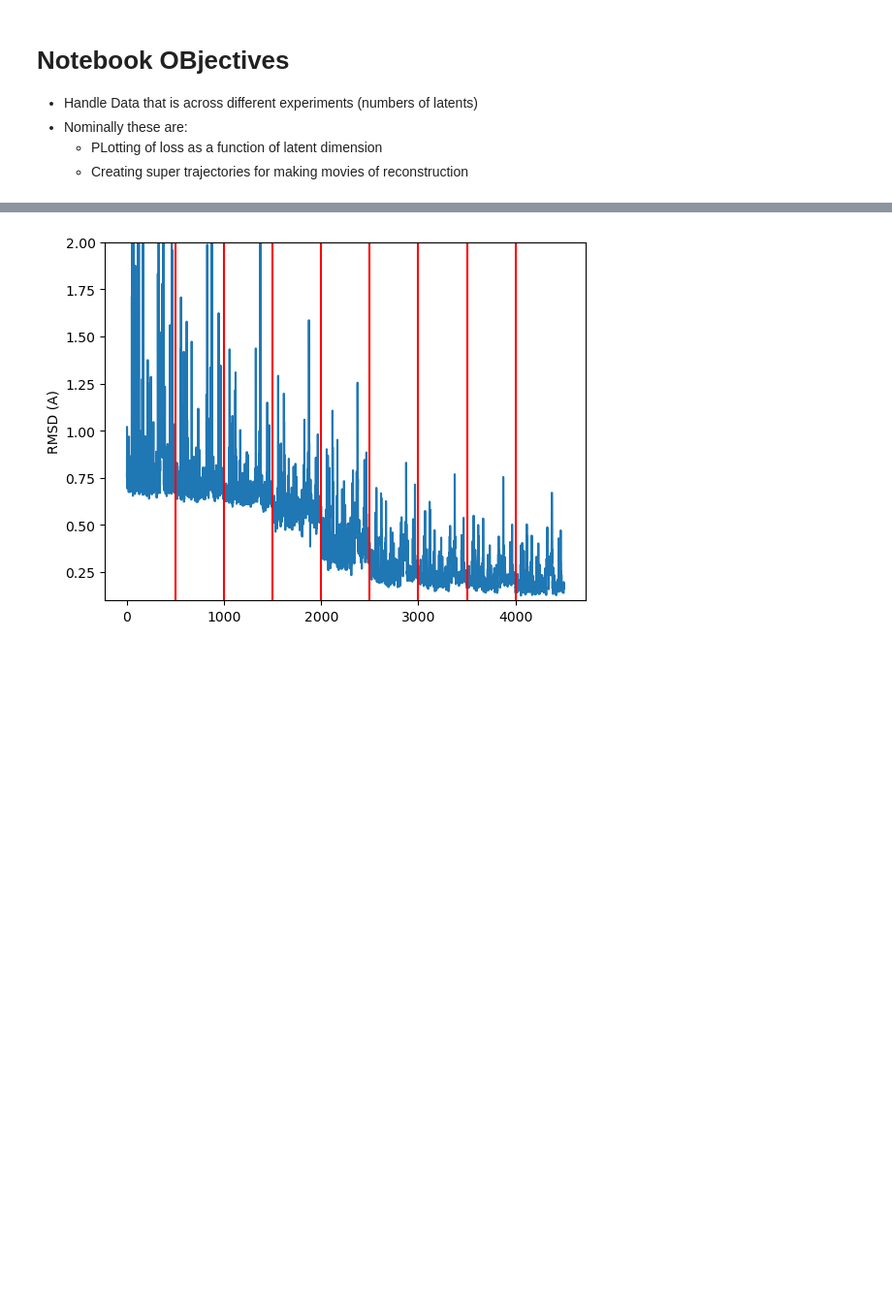
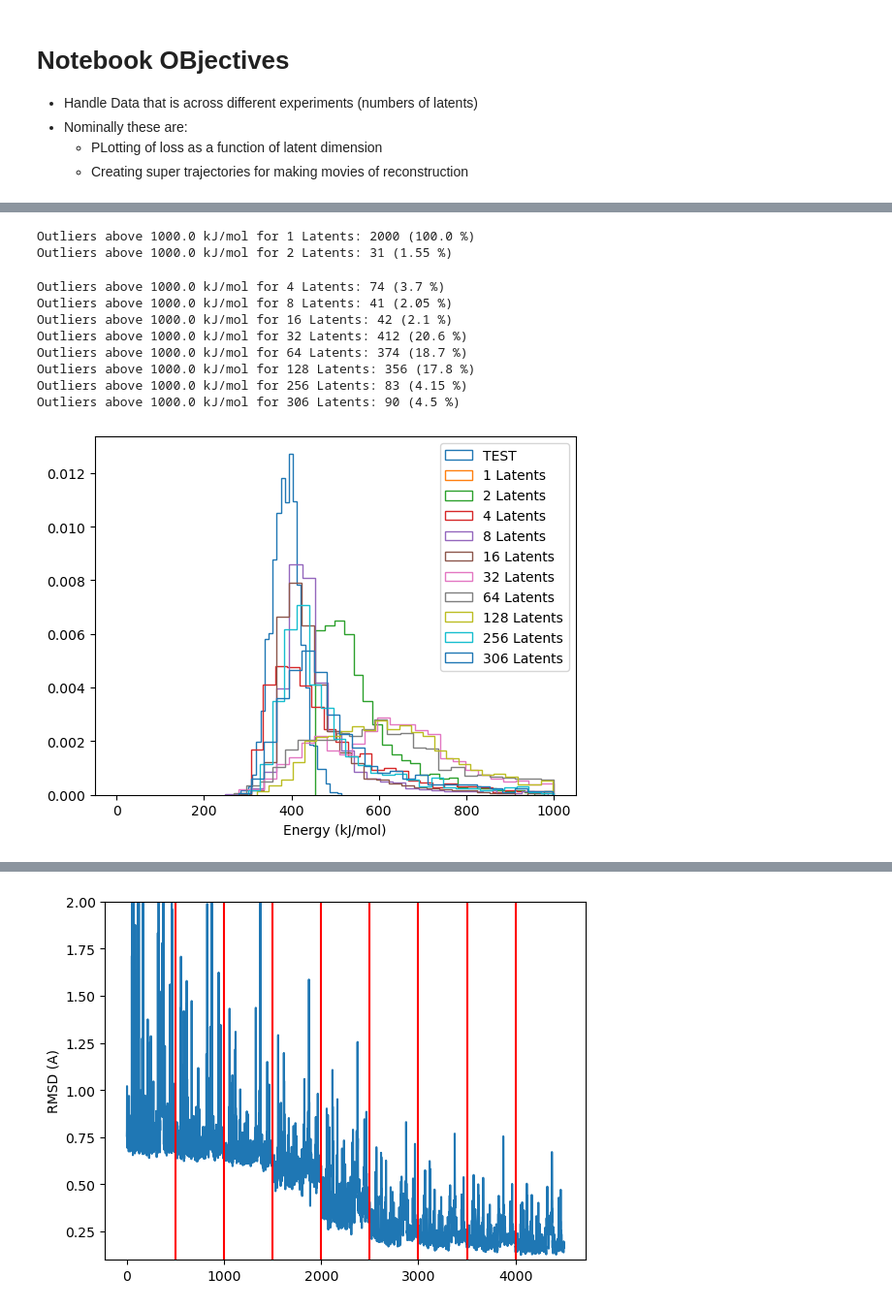
Before and after one commit to CCBatIIT/Deep-MMS, a Jupyter notebook: Multi-Analysis.ipynb, the cells around one changed output, grey strips where cells are left out. Shown at 97% size. Saved outputs shown, nothing was run; the diff lists cells and outputs as text; code cells hidden in the pictures; blank space fills up the shorter version.

```diff
--- a/Multi-Analysis.ipynb
+++ b/Multi-Analysis.ipynb
@@ -218,0 +251,29 @@ self.rmsd_violin_plot(rng_seed=98263, title='RMSD Error upon Reconstruction - De
+# %%
+plt.clf()
+rng_seed = 92183
+threshold = 1e3
+test_data = self.experiments['2 Latents'].test_data
+plt.hist(gas_fun(test_data), histtype='step', bins=25, density=True)
+legend_elements = ['TEST'] + [key for key, exp in self.experiments.items()]
+for key, exp in self.experiments.items():
+    recon, _ = exp.operate(rng_seed)
+    potentials = gas_fun(recon)
+    num_outliers = potentials[potentials > threshold].shape[0]
+    print(f"Outliers above {threshold} kJ/mol for {key}: {num_outliers} ({100*num_outliers/2000} %)")
+    plt.hist(potentials[potentials < threshold], histtype='step', bins=25, density=True)
+
+plt.xlabel('Energy (kJ/mol)')
+plt.legend(legend_elements)
+plt.show()
+# %% [output]
+Outliers above 1000.0 kJ/mol for 1 Latents: 2000 (100.0 %)
+Outliers above 1000.0 kJ/mol for 2 Latents: 31 (1.55 %)
+Outliers above 1000.0 kJ/mol for 4 Latents: 74 (3.7 %)
+Outliers above 1000.0 kJ/mol for 8 Latents: 41 (2.05 %)
+Outliers above 1000.0 kJ/mol for 16 Latents: 42 (2.1 %)
+Outliers above 1000.0 kJ/mol for 32 Latents: 412 (20.6 %)
+Outliers above 1000.0 kJ/mol for 64 Latents: 374 (18.7 %)
+Outliers above 1000.0 kJ/mol for 128 Latents: 356 (17.8 %)
+Outliers above 1000.0 kJ/mol for 256 Latents: 83 (4.15 %)
+Outliers above 1000.0 kJ/mol for 306 Latents: 90 (4.5 %)
+[figure, added]
```
Also changed, not shown: parts of 12 cells of this notebook, 1 other file.
